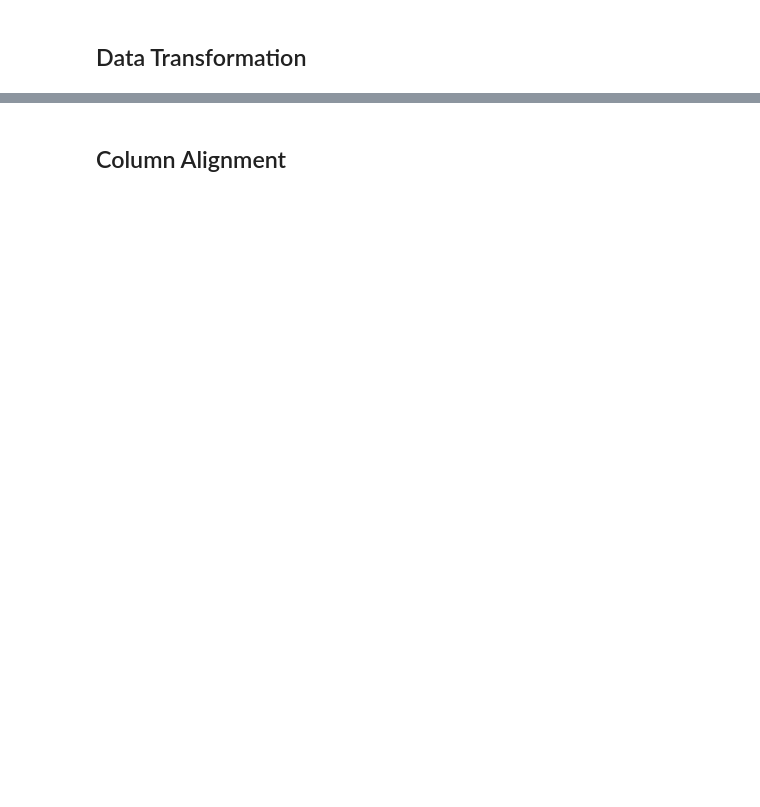
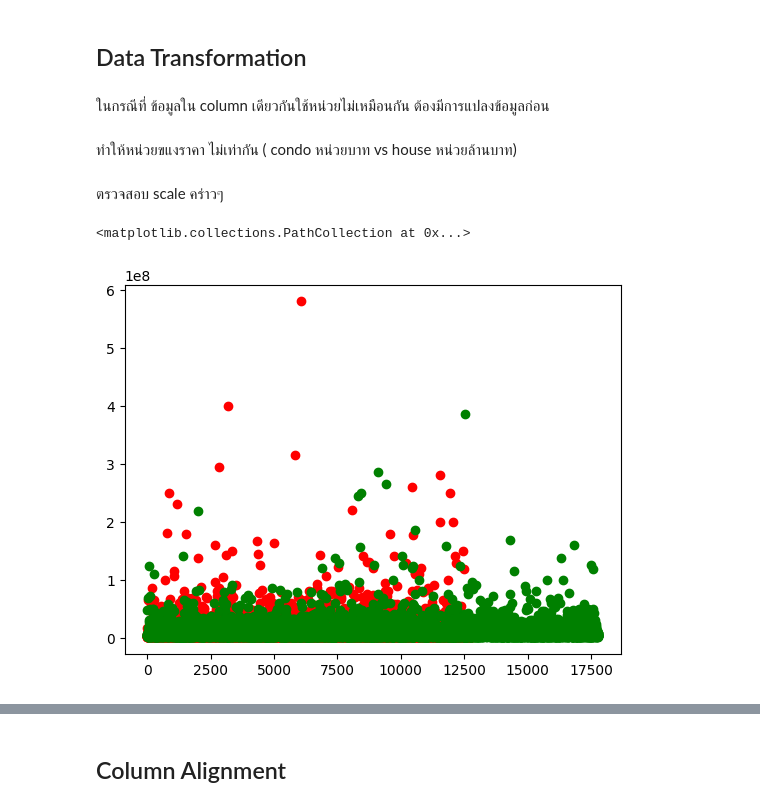
Before and after one commit to BunyanutIn/BSC_DPDM2025, a Jupyter notebook: Ch3_Data_Preprocessing.ipynb, the cells around one changed output, grey strips where cells are left out. Saved outputs shown, nothing was run; the diff lists cells and outputs as text; code cells hidden in the pictures; blank space fills up the shorter version.

```diff
--- a/Ch3_Data_Preprocessing.ipynb
+++ b/Ch3_Data_Preprocessing.ipynb
@@ -614,0 +631,3 @@ unit_df.head()
+# %%
+house = unit_df[unit_df['propertytype_name_th'] == 'บ้าน']
+condo = unit_df[unit_df['propertytype_name_th'] == 'คอนโด']
@@ -615,2 +679,8 @@ unit_df.head()
 # %% [markdown]
 ## Data Transformation
+# %% [markdown]
+ในกรณีที่ ข้อมูลใน column เดียวกันใช้หน่วยไม่เหมือนกัน ต้องมีการแปลงข้อมูลก่อน
+# %% [markdown]
+ทำให้หน่วยขแงราคา ไม่เท่ากัน ( condo หน่วยบาท vs house หน่วยล้านบาท)
+# %% [markdown]
+ตรวจสอบ scale คร่าวๆ
@@ -616,0 +689,6 @@ unit_df.head()
+# %%
+plt.scatter(range(len(condo['price_min'])),condo['price_min'],c='r')
+plt.scatter(range(len(house['price_min'])),house['price_min'],c='g')
+# %% [output]
+<matplotlib.collections.PathCollection at 0x...>
+[figure, added]
```
Also changed, not shown: parts of 48 cells of this notebook.
